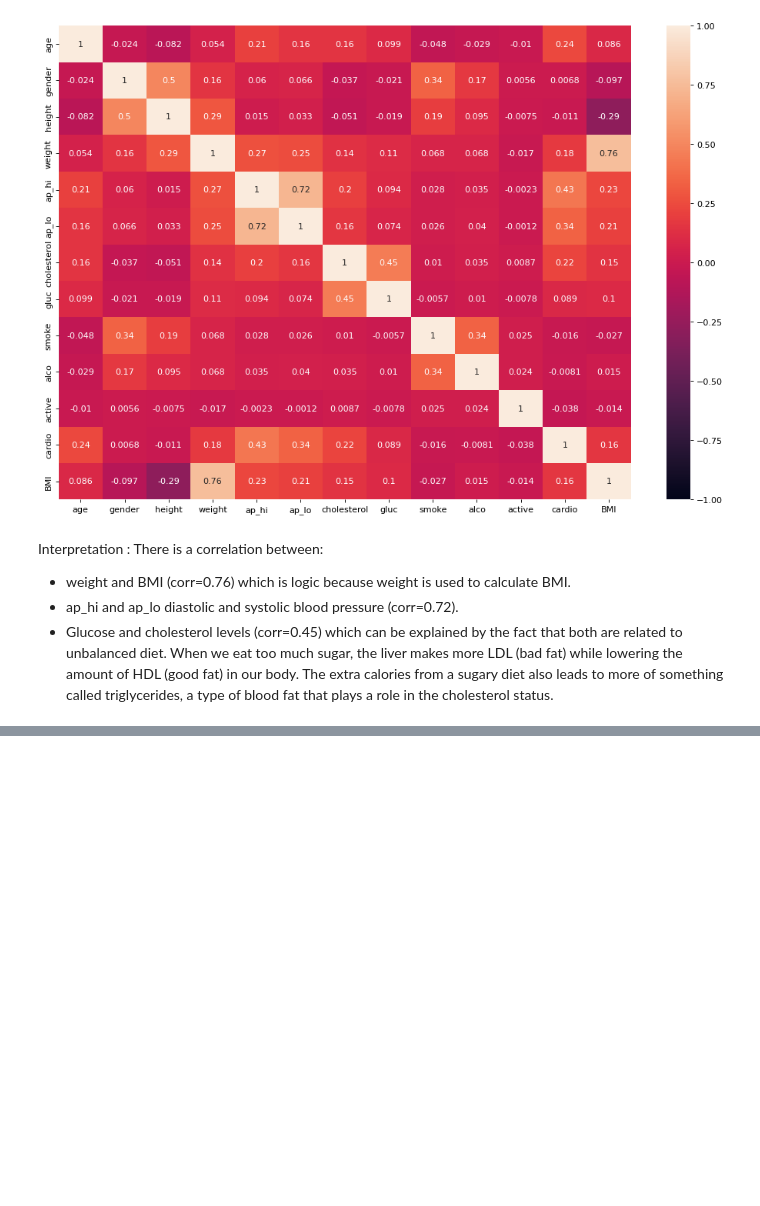
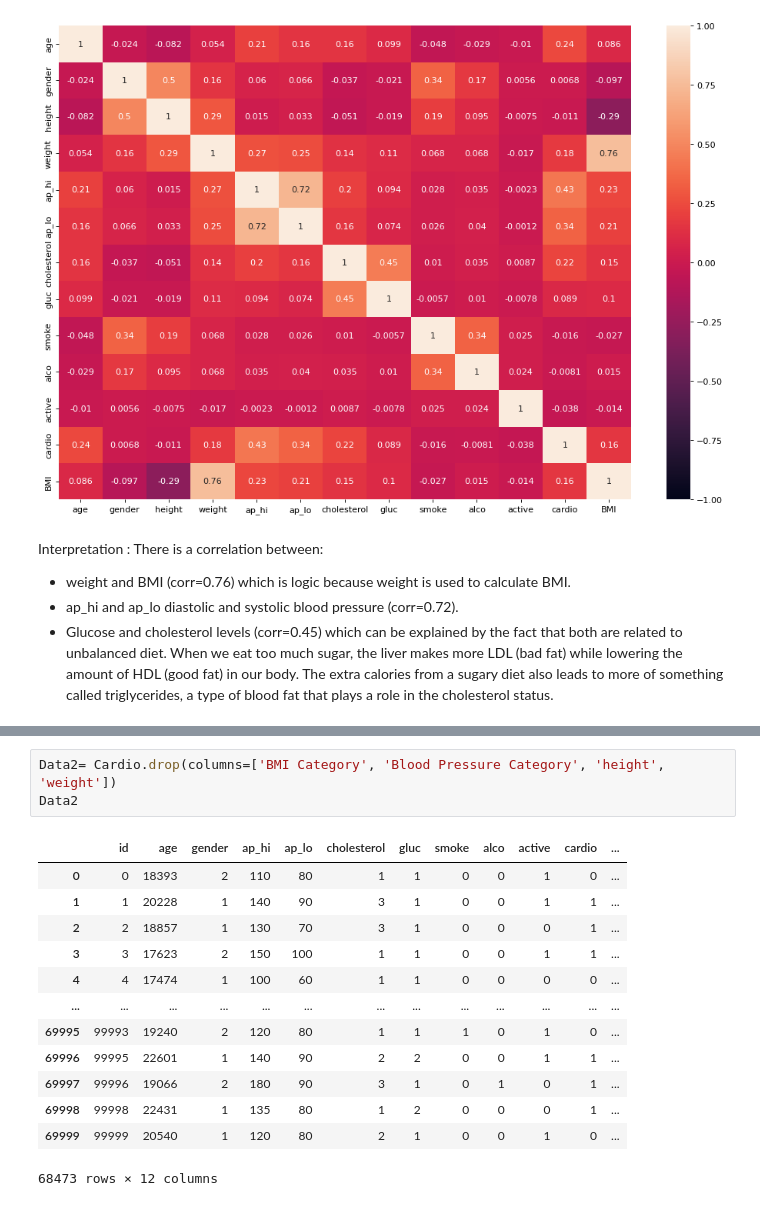
Before and after one commit to AmalDerbali/AmalDerbali-Lab-Machine-Learning, a Jupyter notebook: Disease_prediction.ipynb, the cells around one changed output, grey strips where cells are left out. Cells and saved outputs as stored; diff of their text form; blank space fills up the shorter version.

```diff
--- a/Disease_prediction.ipynb
+++ b/Disease_prediction.ipynb
@@ -337,0 +416,17 @@ There is a correlation between:
+# %%
+Data2= Cardio.drop(columns=['BMI Category', 'Blood Pressure Category', 'height', 'weight'])
+Data2
+# %% [output]
+|  | id | age | gender | ap_hi | ap_lo | cholesterol | gluc | smoke | alco | active | cardio | ... |
+| 0 | 0 | 18393 | 2 | 110 | 80 | 1 | 1 | 0 | 0 | 1 | 0 | ... |
+| 1 | 1 | 20228 | 1 | 140 | 90 | 3 | 1 | 0 | 0 | 1 | 1 | ... |
+| 2 | 2 | 18857 | 1 | 130 | 70 | 3 | 1 | 0 | 0 | 0 | 1 | ... |
+| 3 | 3 | 17623 | 2 | 150 | 100 | 1 | 1 | 0 | 0 | 1 | 1 | ... |
+| 4 | 4 | 17474 | 1 | 100 | 60 | 1 | 1 | 0 | 0 | 0 | 0 | ... |
+| ... | ... | ... | ... | ... | ... | ... | ... | ... | ... | ... | ... | ... |
+| 69995 | 99993 | 19240 | 2 | 120 | 80 | 1 | 1 | 1 | 0 | 1 | 0 | ... |
+| 69996 | 99995 | 22601 | 1 | 140 | 90 | 2 | 2 | 0 | 0 | 1 | 1 | ... |
+| 69997 | 99996 | 19066 | 2 | 180 | 90 | 3 | 1 | 0 | 1 | 0 | 1 | ... |
+| 69998 | 99998 | 22431 | 1 | 135 | 80 | 1 | 2 | 0 | 0 | 0 | 1 | ... |
+| 69999 | 99999 | 20540 | 1 | 120 | 80 | 2 | 1 | 0 | 0 | 1 | 0 | ... |
+68473 rows × 12 columns
```
Also changed, not shown: parts of 17 cells of this notebook.
